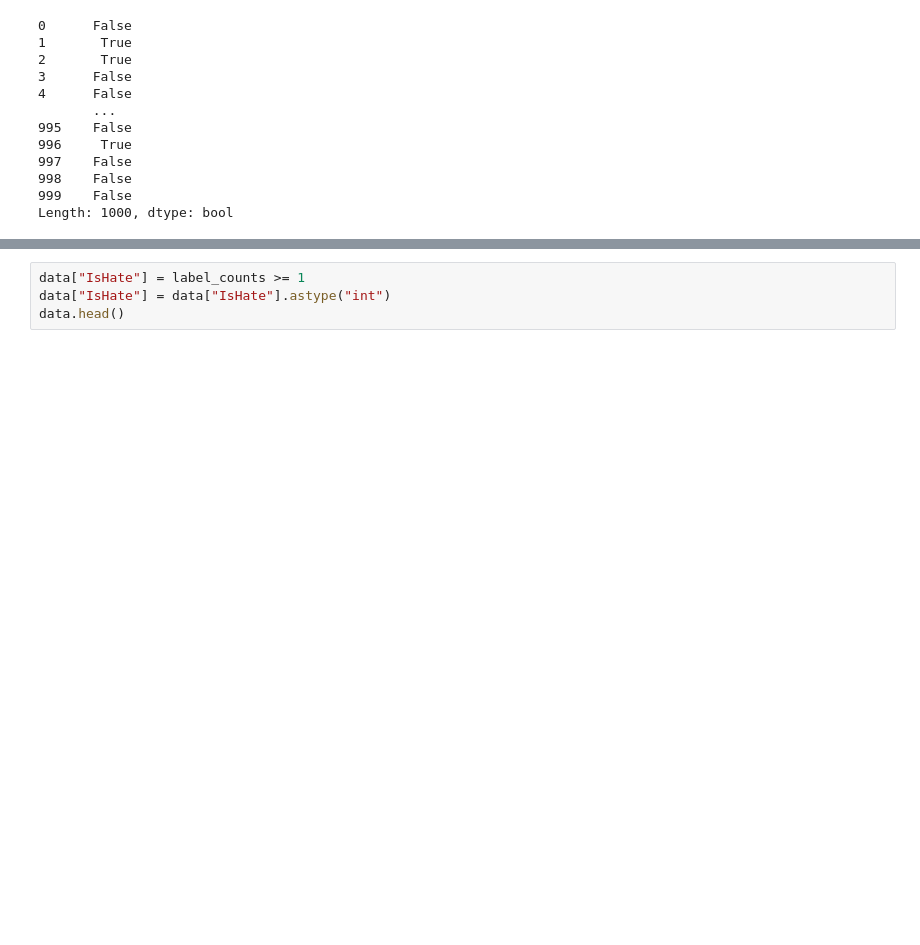
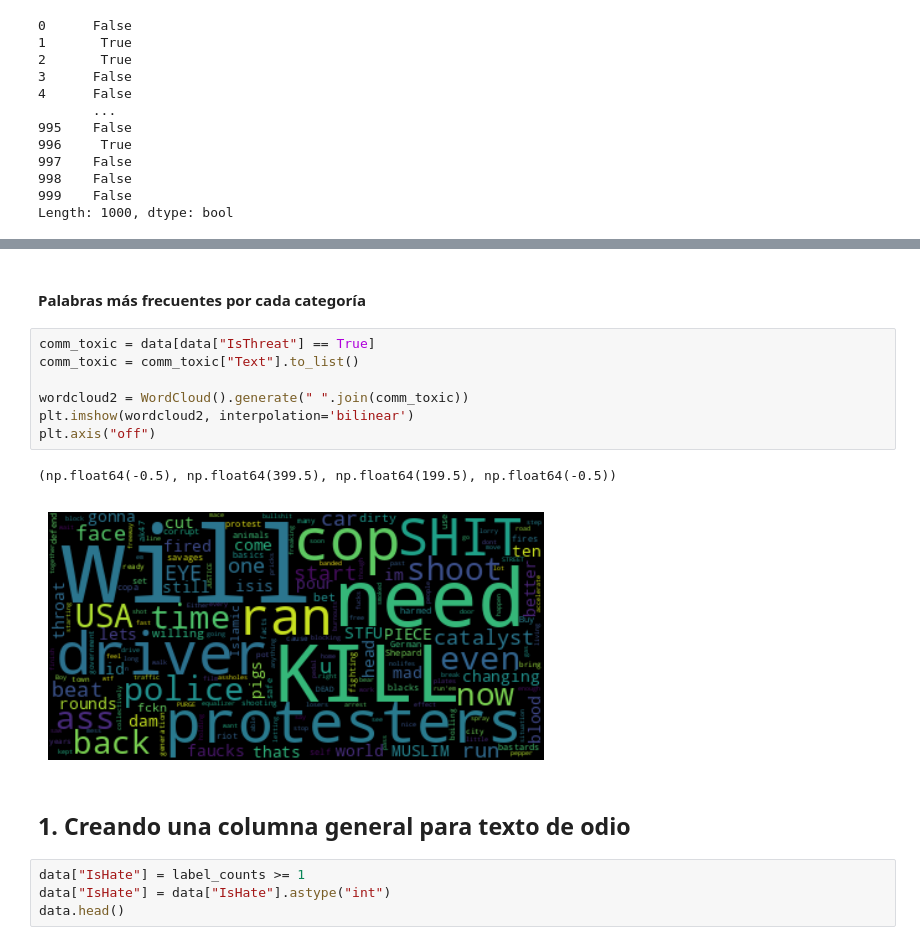
Before and after one commit to AI-School-F5-P3/G13_NLP_youtube, a Jupyter notebook: notebooks/eda.ipynb, the cells around one changed output, grey strips where cells are left out. Cells and saved outputs as stored; diff of their text form; blank space fills up the shorter version.

```diff
--- a/notebooks/eda.ipynb
+++ b/notebooks/eda.ipynb
@@ -164,3 +191,17 @@ Length: 1000, dtype: bool
+# %% [markdown]
+#### Palabras más frecuentes por cada categoría
+# %%
+comm_toxic = data[data["IsThreat"] == True]
+comm_toxic = comm_toxic["Text"].to_list()
+
+wordcloud2 = WordCloud().generate(" ".join(comm_toxic))
+plt.imshow(wordcloud2, interpolation='bilinear')
+plt.axis("off")
+# %% [output]
+(np.float64(-0.5), np.float64(399.5), np.float64(199.5), np.float64(-0.5))
+[figure, added]
+# %% [markdown]
+## 1. Creando una columna general para texto de odio
 # %%
 data["IsHate"] = label_counts >= 1
 data["IsHate"] = data["IsHate"].astype("int")
```
Also changed, not shown: parts of 20 cells of this notebook.
